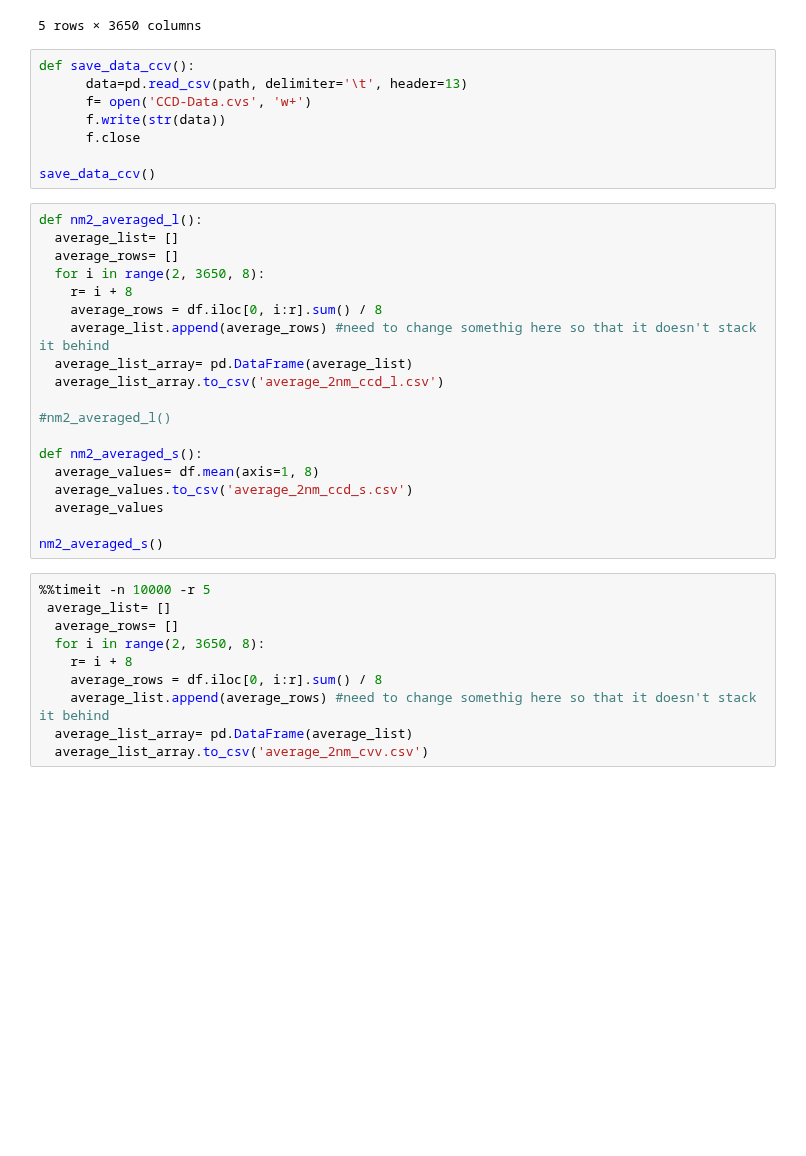
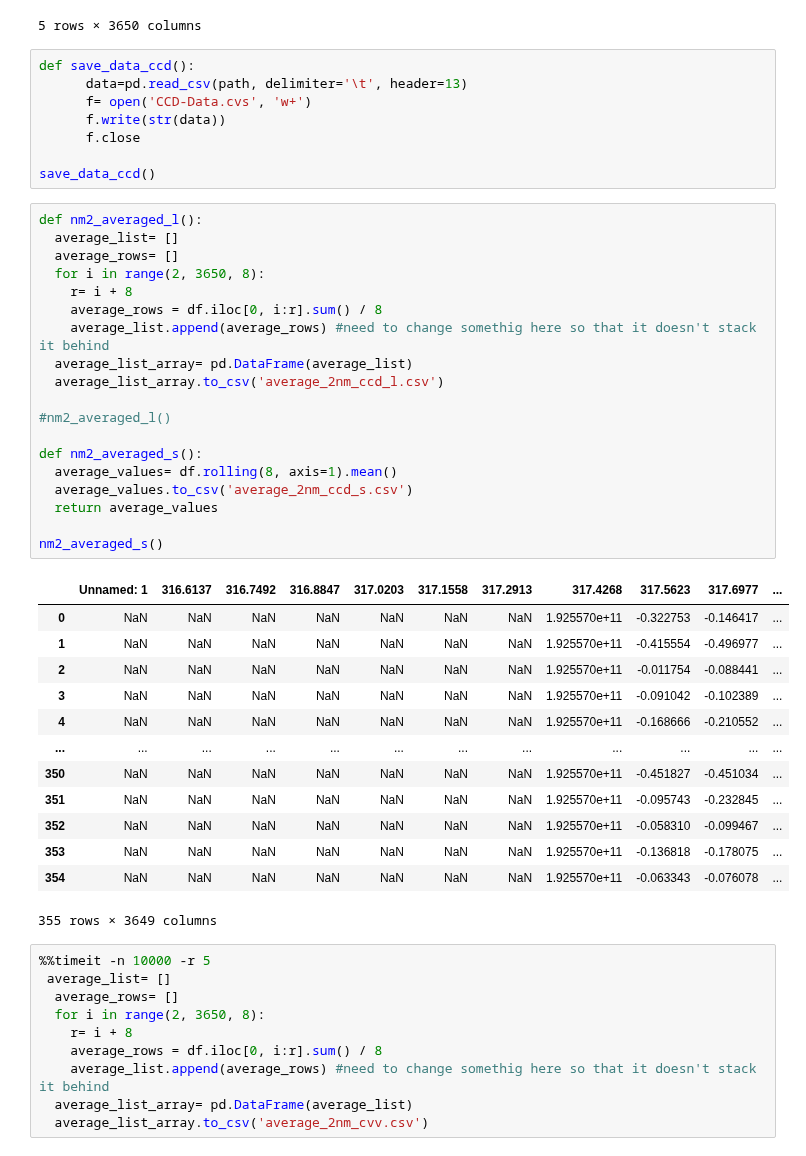
Before and after one commit to TillVollmer5/DSF-FS2022, a Jupyter notebook: CodingTask1.ipynb, the cells around one changed output. Cells and saved outputs as stored; diff of their text form; blank space fills up the shorter version.

```diff
--- a/CodingTask1.ipynb
+++ b/CodingTask1.ipynb
@@ -36,32 +36,46 @@ Mounted at /content/drive
 | 4 | 2018-10-25 10:32:05.129000 | 1540456325129 | 0.335086 | 0.335086 | 0.335086 | -0.041393 | -0.000000 | -1.802774 | -0.510417 | ... |
 5 rows × 3650 columns
 # %%
-def save_data_ccv():
+def save_data_ccd():
       data=pd.read_csv(path, delimiter='\t', header=13)
       f= open('CCD-Data.cvs', 'w+')
       f.write(str(data))
       f.close
 
-save_data_ccv()
+save_data_ccd()
 # %%
 def nm2_averaged_l():
   average_list= []
   average_rows= []
   for i in range(2, 3650, 8):
     r= i + 8
     average_rows = df.iloc[0, i:r].sum() / 8
     average_list.append(average_rows) #need to change somethig here so that it doesn't stack it behind
   average_list_array= pd.DataFrame(average_list)
   average_list_array.to_csv('average_2nm_ccd_l.csv')
 
 #nm2_averaged_l()
 
 def nm2_averaged_s():
-  average_values= df.mean(axis=1, 8)
+  average_values= df.rolling(8, axis=1).mean()
   average_values.to_csv('average_2nm_ccd_s.csv')
-  average_values
+  return average_values
 
 nm2_averaged_s()
+# %% [output]
+|  | Unnamed: 1 | 316.6137 | 316.7492 | 316.8847 | 317.0203 | 317.1558 | 317.2913 | 317.4268 | 317.5623 | 317.6977 | ... |
+| 0 | NaN | NaN | NaN | NaN | NaN | NaN | NaN | 1.925570e+11 | -0.322753 | -0.146417 | ... |
+| 1 | NaN | NaN | NaN | NaN | NaN | NaN | NaN | 1.925570e+11 | -0.415554 | -0.496977 | ... |
+| 2 | NaN | NaN | NaN | NaN | NaN | NaN | NaN | 1.925570e+11 | -0.011754 | -0.088441 | ... |
+| 3 | NaN | NaN | NaN | NaN | NaN | NaN | NaN | 1.925570e+11 | -0.091042 | -0.102389 | ... |
+| 4 | NaN | NaN | NaN | NaN | NaN | NaN | NaN | 1.925570e+11 | -0.168666 | -0.210552 | ... |
+| ... | ... | ... | ... | ... | ... | ... | ... | ... | ... | ... | ... |
+| 350 | NaN | NaN | NaN | NaN | NaN | NaN | NaN | 1.925570e+11 | -0.451827 | -0.451034 | ... |
+| 351 | NaN | NaN | NaN | NaN | NaN | NaN | NaN | 1.925570e+11 | -0.095743 | -0.232845 | ... |
+| 352 | NaN | NaN | NaN | NaN | NaN | NaN | NaN | 1.925570e+11 | -0.058310 | -0.099467 | ... |
+| 353 | NaN | NaN | NaN | NaN | NaN | NaN | NaN | 1.925570e+11 | -0.136818 | -0.178075 | ... |
+| 354 | NaN | NaN | NaN | NaN | NaN | NaN | NaN | 1.925570e+11 | -0.063343 | -0.076078 | ... |
+355 rows × 3649 columns
 # %%
 %%timeit -n 10000 -r 5
  average_list= []
```
Also changed, not shown: parts of 3 cells of this notebook.
